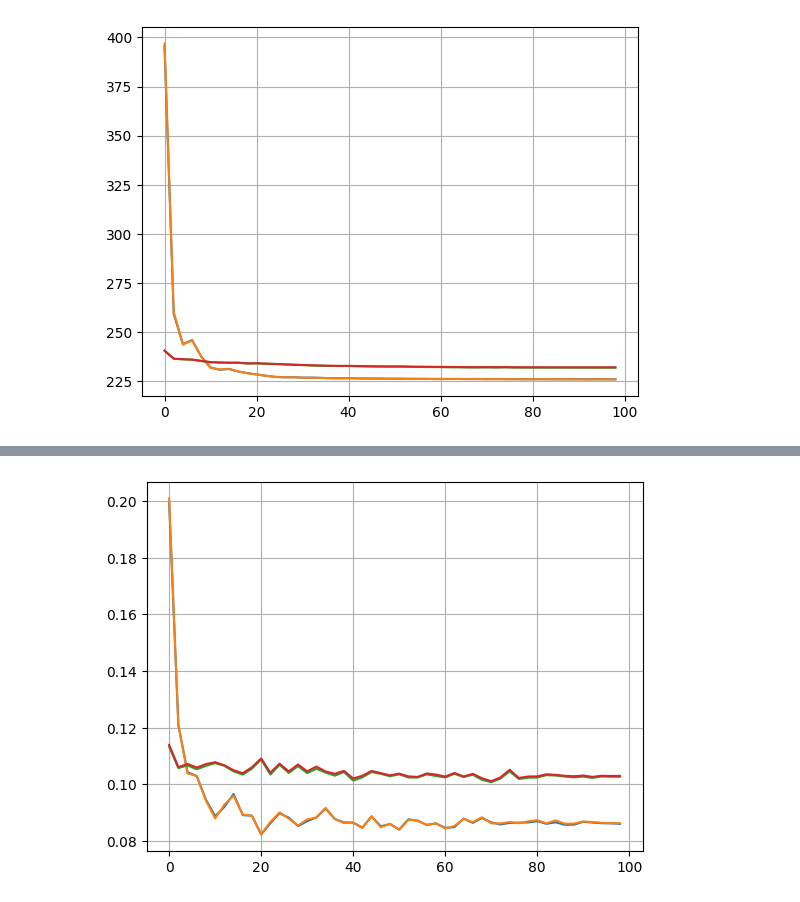
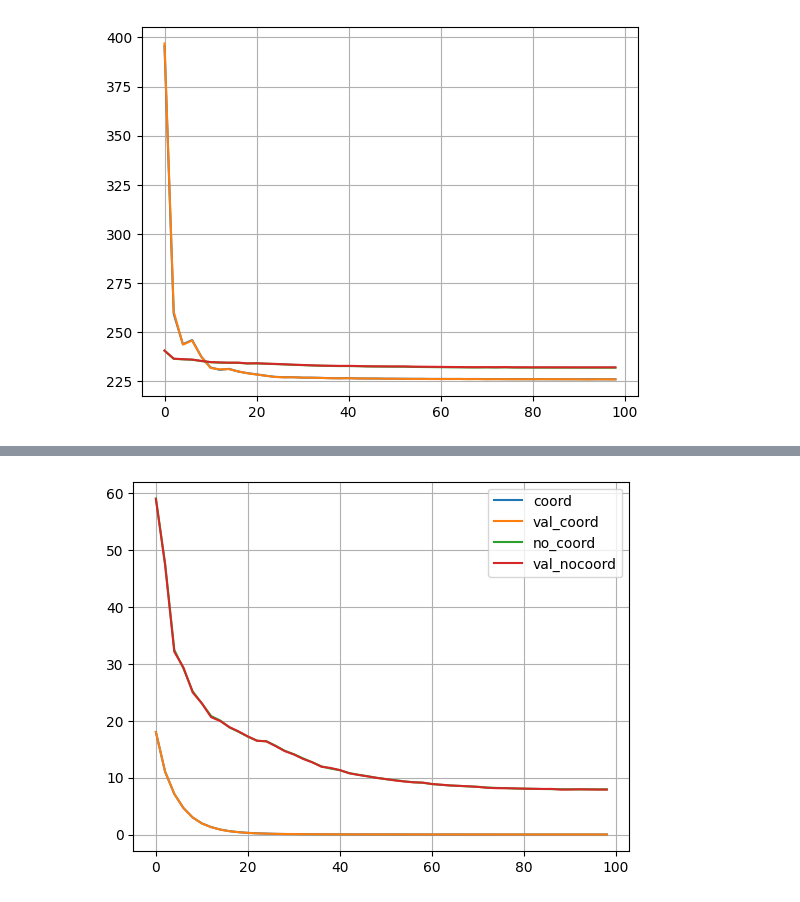
Before and after one commit to marianaw/egnn, a Jupyter notebook: notebooks/results_divein.ipynb, the cells around one changed output, grey strips where cells are left out. Cells and saved outputs as stored; diff of their text form; code cells hidden in the pictures.

```diff
--- a/notebooks/results_divein.ipynb
+++ b/notebooks/results_divein.ipynb
@@ -58,11 +33,18 @@ dict_keys(['epoch', 'loss', 'bce', 'kl', 'kl_coords', 'adj_err', 'wrong_edges',
-# %%
-plt.plot(c30_base['train']['epoch'], c30_base['train']['adj_err'])
-plt.plot(c30_base['val']['epoch'], c30_base['val']['adj_err'])
-
-plt.plot(c30_coord['train']['epoch'], c30_coord['train']['adj_err'])
-plt.plot(c30_coord['val']['epoch'], c30_coord['val']['adj_err'])
-
-plt.grid()
-plt.show()
-# %% [output]
-[figure, removed]
+# %%
+c10_coord3 = 'nodes_10_community/coord_dim3/output.json'
+c10_nocoord3 = 'nodes_10_community/NOcoord_dim3_2/output.json'
+# %%
+c10_coord3 = json.load(open(os.path.join(path, c10_coord3), 'r'))
+c10_nocoord3 = json.load(open(os.path.join(path, c10_nocoord3), 'r'))
+# %%
+plt.plot(c10_coord3['train']['epoch'], c10_coord3['train']['loss'], label='coord')
+plt.plot(c10_coord3['val']['epoch'], c10_coord3['val']['loss'], label='val_coord')
+
+plt.plot(c10_nocoord3['train']['epoch'], c10_nocoord3['train']['loss'], label='no_coord')
+plt.plot(c10_nocoord3['val']['epoch'], c10_nocoord3['val']['loss'], label='val_nocoord')
+
+plt.legend()
+plt.grid()
+plt.show()
+# %% [output]
+[figure, added]
```
Also changed, not shown: parts of 5 cells of this notebook, 6 other files.
